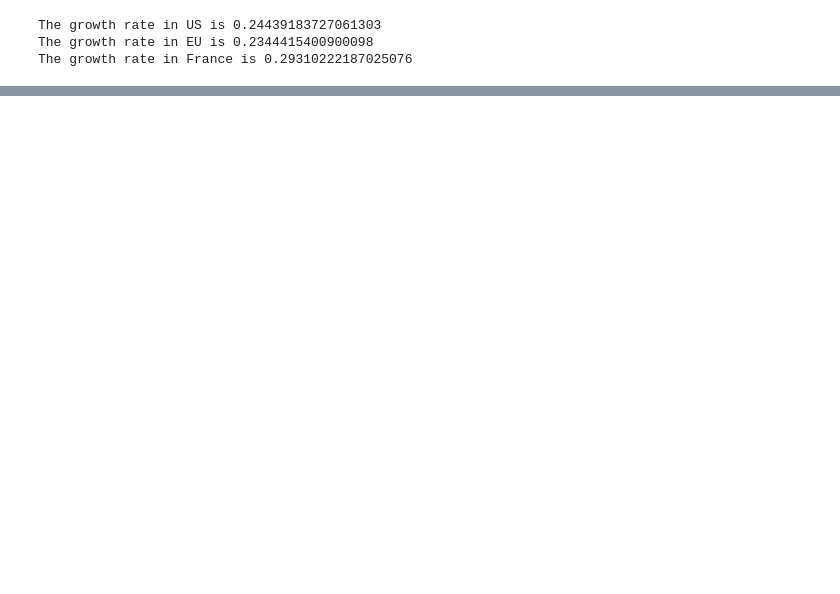
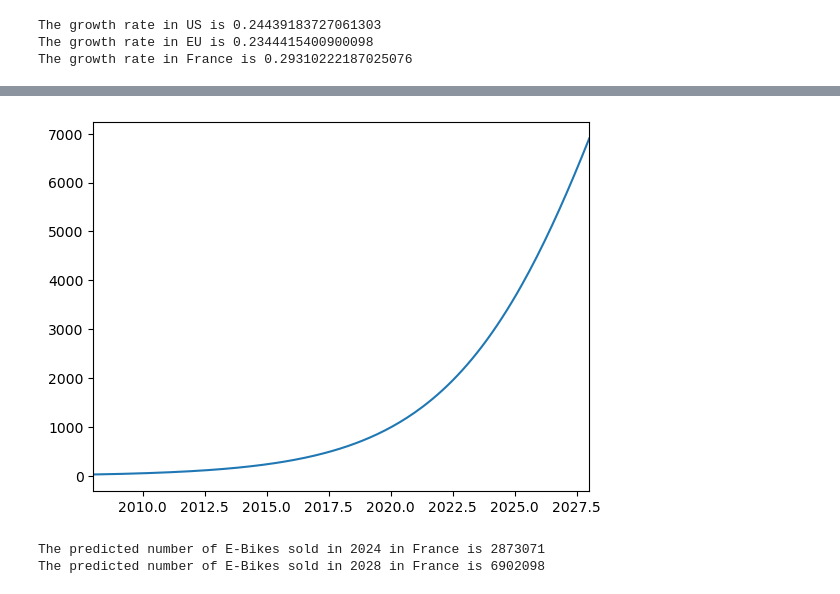
Before and after one commit to hachoj/FinalM3C_EBikes, a Jupyter notebook: Finding Growth Rate.ipynb, the cells around one changed output, grey strips where cells are left out. Cells and saved outputs as stored; diff of their text form; code cells hidden in the pictures; blank space fills up the shorter version.

```diff
--- a/Finding Growth Rate.ipynb
+++ b/Finding Growth Rate.ipynb
@@ -78,0 +79,13 @@ plt.show()
+# %%
+x_axis_france = np.linspace(2008, 2028, 200)
+y_axis_france = (18600)/(1+math.e**(-1*curve_fit_france[0]*(x_axis_france-2029.8)))
+ax = plt.axes()
+ax.set_xlim(2008, 2028)
+plt.plot(x_axis_france, y_axis_france)
+plt.show()
+print(f'The predicted number of E-Bikes sold in 2024 in France is {int(1000*(((18600)/(1+math.e**(-1*curve_fit_france[0]*(2024-2029.8))))))}')
+print(f'The predicted number of E-Bikes sold in 2028 in France is {int(1000*(((18600)/(1+math.e**(-1*curve_fit_france[0]*(2028-2029.8))))))}')
+# %% [output]
+[figure, added]
+The predicted number of E-Bikes sold in 2024 in France is 2873071
+The predicted number of E-Bikes sold in 2028 in France is 6902098
```
Also changed, not shown: parts of 4 cells of this notebook.
